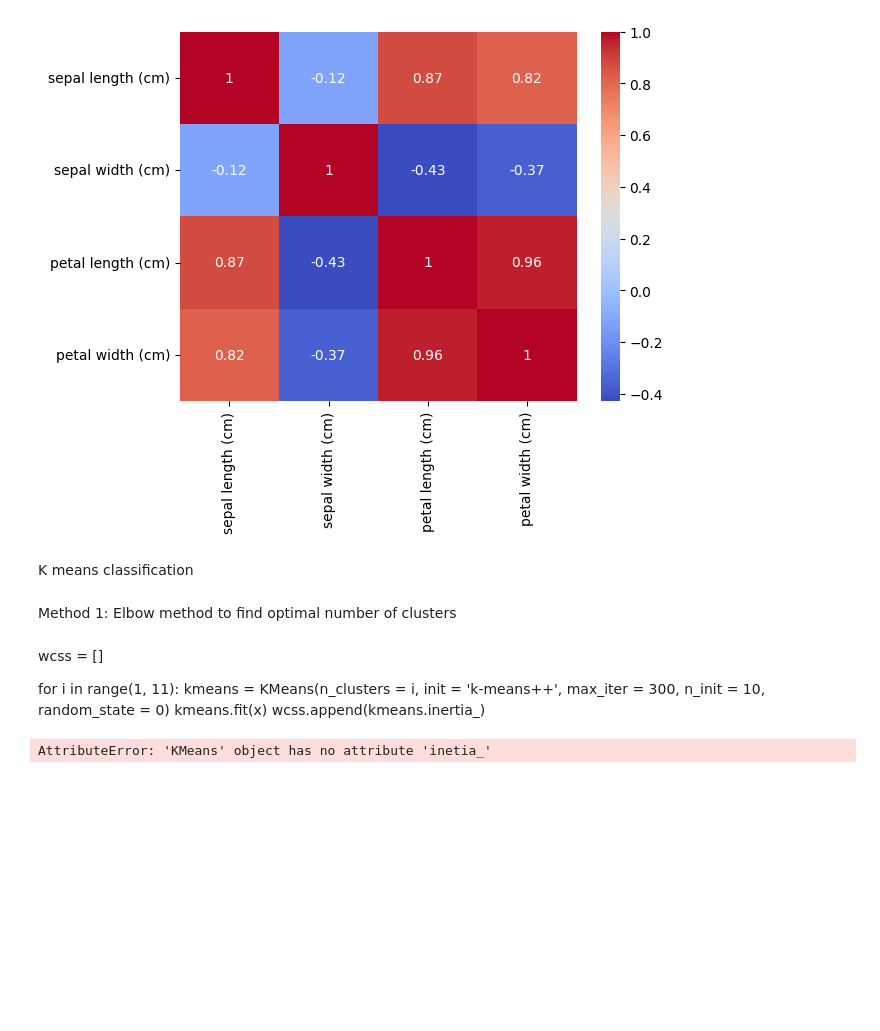
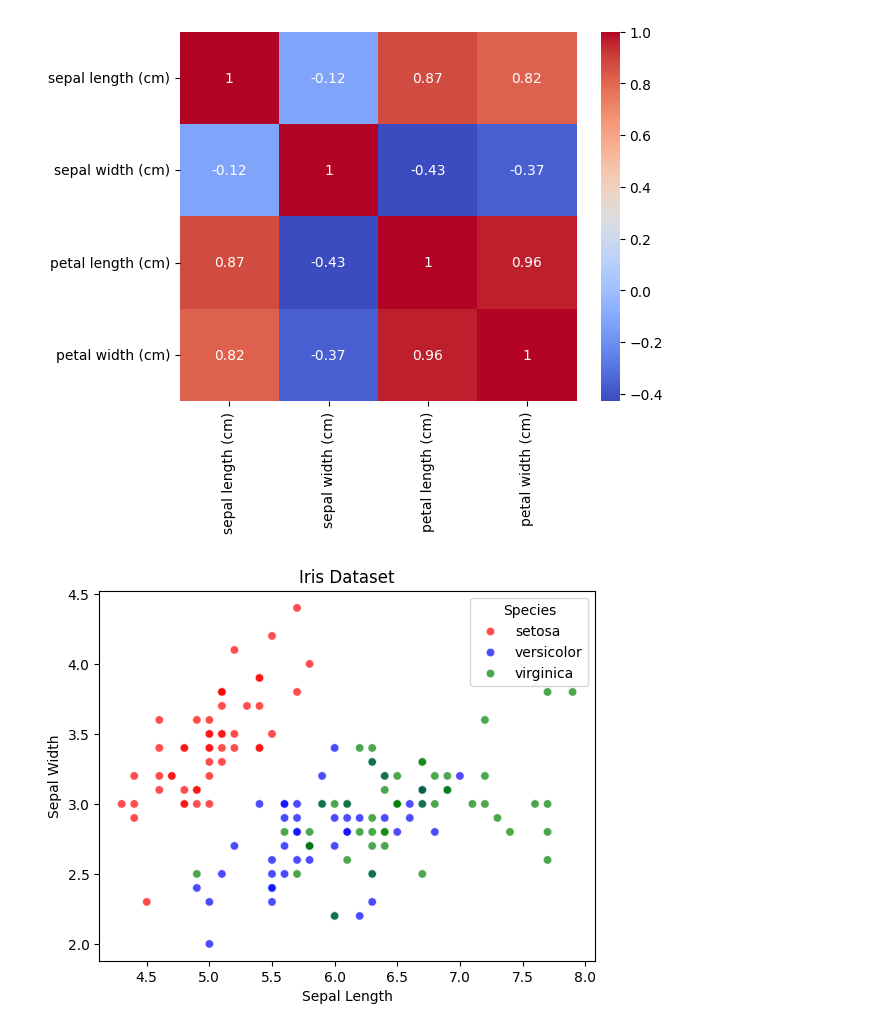
Before and after one commit to KonulJ/Iris, a Jupyter notebook: iris.ipynb, the cells around one changed output. Drawn from its saved outputs; the diff is of its cells as text; code cells hidden in the pictures; blank space fills up the shorter version.

```diff
--- a/iris.ipynb
+++ b/iris.ipynb
@@ -59,23 +43,3 @@ sns.heatmap(corr_matrix, annot=True, cmap='coolwarm')
 plt.show()
 # %% [output]
 [figure]
-# %% [markdown]
-K means classification
-# %% [markdown]
-Method 1: Elbow method to find optimal number of clusters
-# %% [markdown]
-wcss = []
-
-for i in range(1, 11):
-    kmeans = KMeans(n_clusters = i, init = 'k-means++', max_iter = 300, n_init = 10, random_state = 0)
-    kmeans.fit(x)
-    wcss.append(kmeans.inertia_)
-# %%
-from sklearn.cluster import KMeans
-wcss=[]
-for i in range(1,11):
-    kmeans=KMeans(n_clusters=i,init='k-means++',max_iter=300,n_init=1,random_state=0)
-    kmeans.fit(x)
-    wcss.append(kmeans.inetia_)
-# %% [output]
-AttributeError: 'KMeans' object has no attribute 'inetia_'
@@ -81,0 +50,12 @@ AttributeError: 'KMeans' object has no attribute 'inetia_'
+# %%
+color_map = {'setosa': 'red', 'versicolor': 'blue', 'virginica': 'green'}
+sns.scatterplot(data=df, x='sepal length (cm)', y='sepal width (cm)', hue='species', palette=color_map, alpha=0.7)
+
+# Add labels and title
+plt.xlabel('Sepal Length')
+plt.ylabel('Sepal Width')
+plt.title('Iris Dataset')
+plt.legend(title='Species', loc='upper right')  # Customize legend position if needed
+plt.show()
+# %% [output]
+[figure, added]
```
Also changed, not shown: parts of 7 cells of this notebook, 1 other file.
